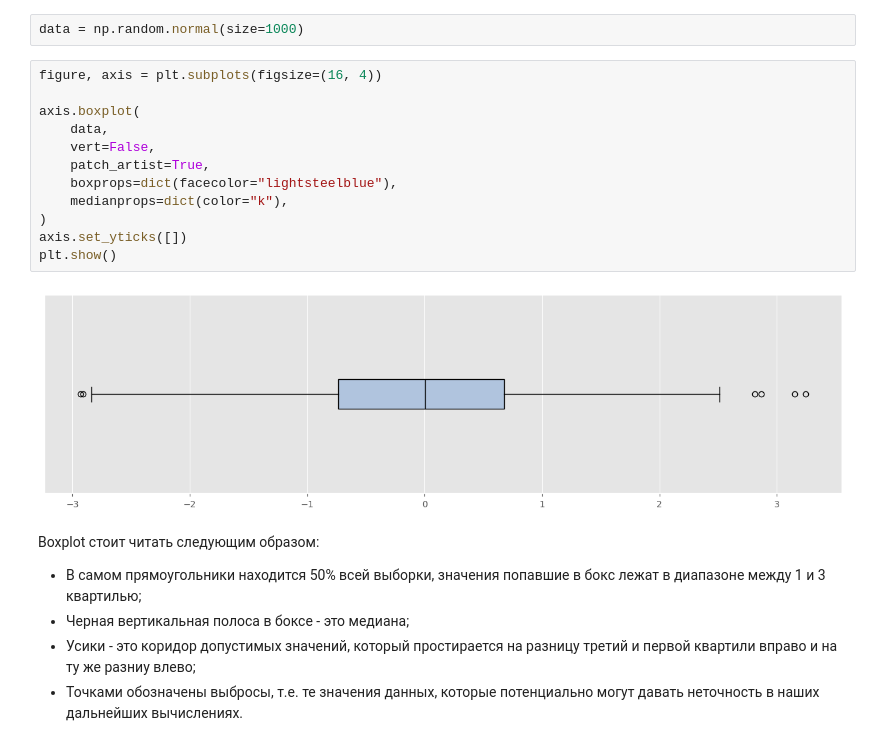
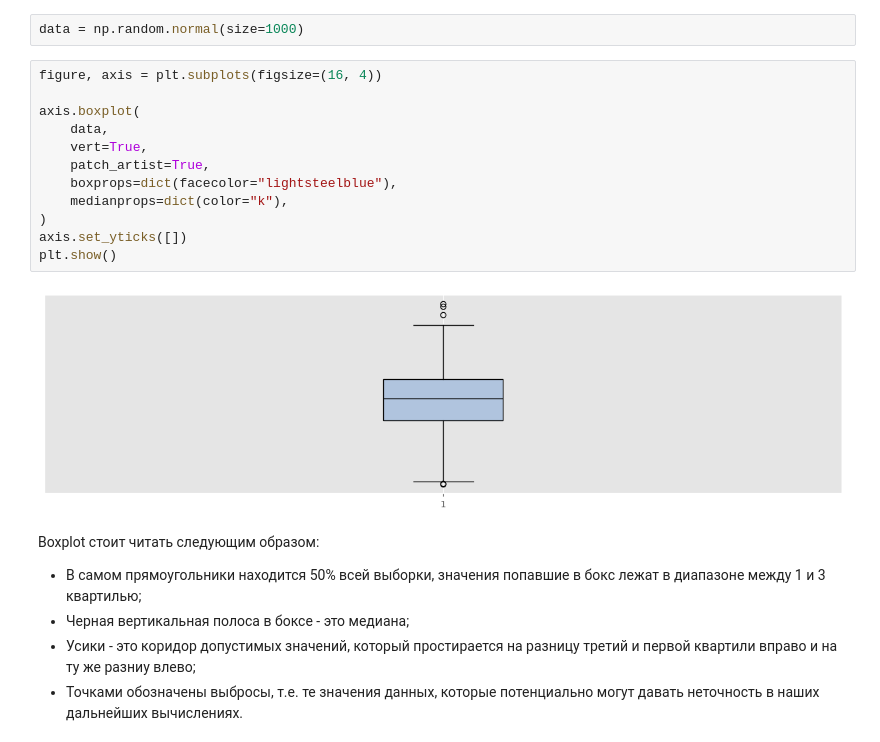
Before and after one commit to EvgrafovMichail/python_mipt_dafe, a Jupyter notebook: lessons/sem2_lesson08/sem8_313/sem8_matplotlib_diagrams.ipynb, the cells around one changed output. Drawn from its saved outputs; the diff is of its cells as text.

```diff
--- a/lessons/sem2_lesson08/sem8_313/sem8_matplotlib_diagrams.ipynb
+++ b/lessons/sem2_lesson08/sem8_313/sem8_matplotlib_diagrams.ipynb
@@ -332,17 +332,17 @@ data = np.random.normal(size=1000)
 # %%
 figure, axis = plt.subplots(figsize=(16, 4))
 
 axis.boxplot(
     data,
-    vert=False,
+    vert=True,
     patch_artist=True,
     boxprops=dict(facecolor="lightsteelblue"),
     medianprops=dict(color="k"),
 )
 axis.set_yticks([])
 plt.show()
 # %% [output]
-[figure, old version]
+[figure, new version]
 # %% [markdown]
 Boxplot стоит читать следующим образом:
 
```
Also changed, not shown: parts of 2 cells of this notebook, 19 other files.
